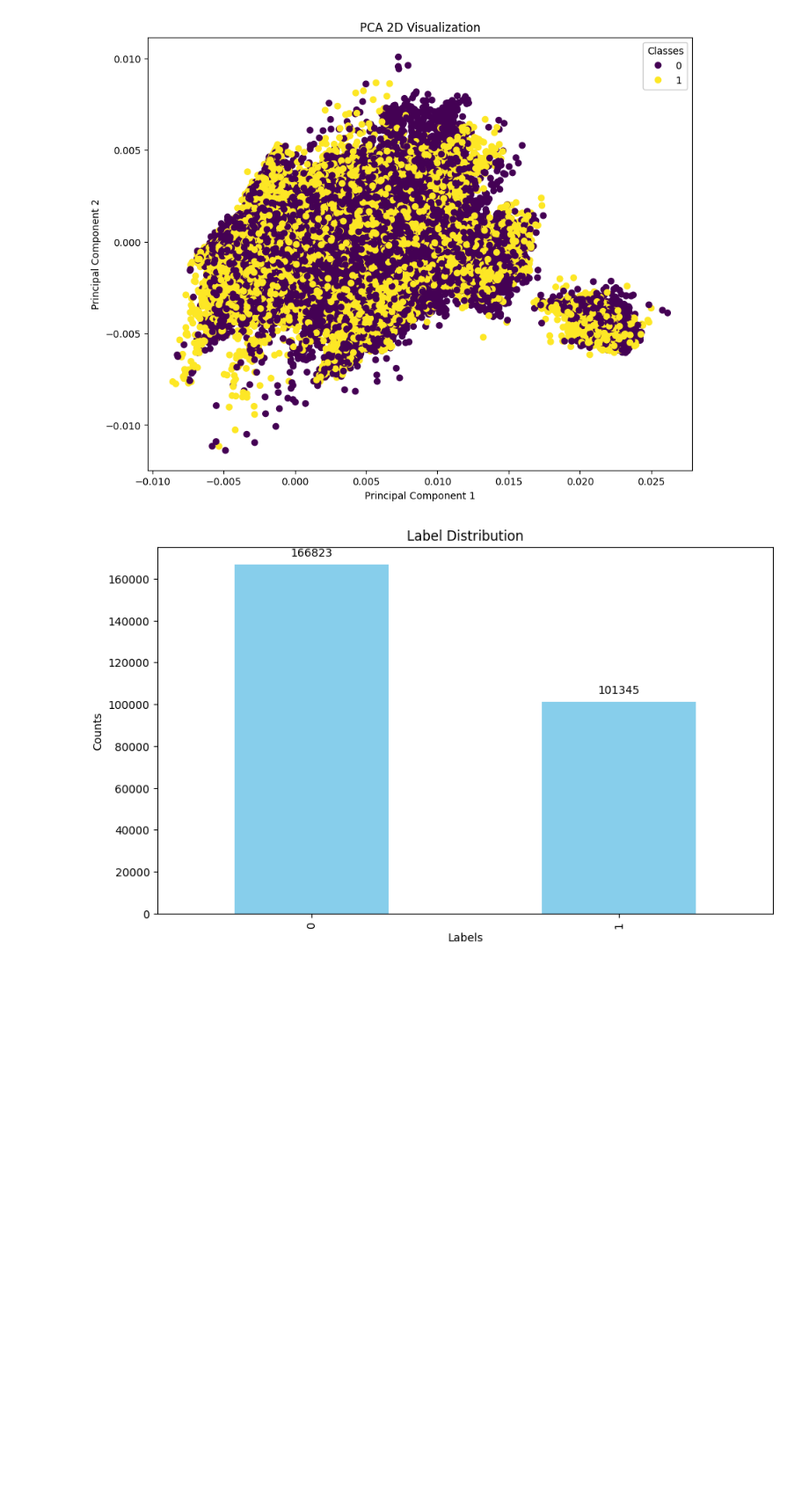
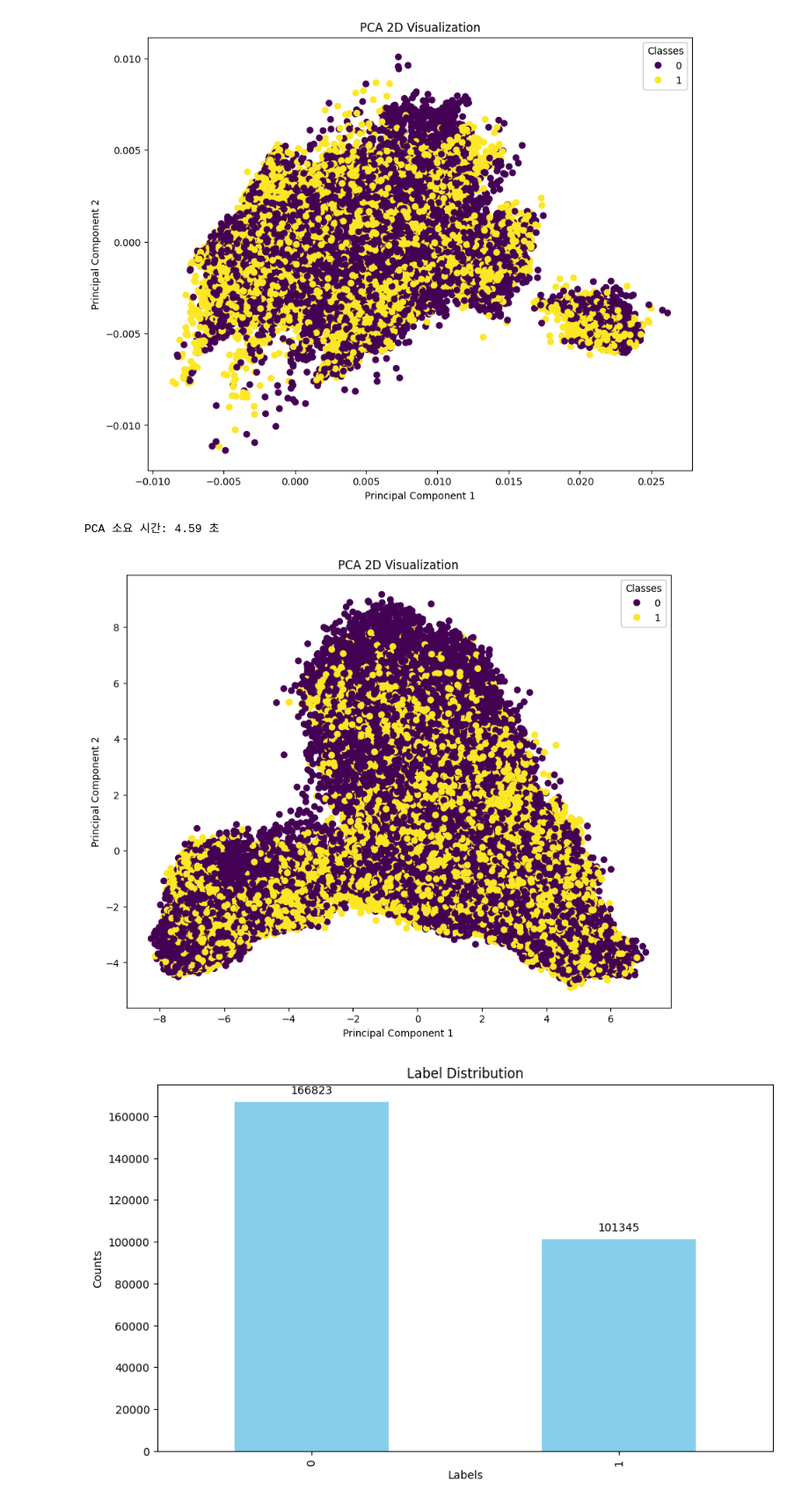
Before and after one commit to kim-nam-keyong/image_video_related_model, a Jupyter notebook: final_test22.ipynb, the cells around one changed output. Shown at 88% size. Drawn from its saved outputs; the diff is of its cells as text; code cells hidden in the pictures; blank space fills up the shorter version.

```diff
--- a/final_test22.ipynb
+++ b/final_test22.ipynb
@@ -909,6 +991,46 @@ plot_2d(X_pca, y_sample, "PCA 2D Visualization")
 # %% [output]
 PCA 소요 시간: 13.40 초
 [figure]
+# %%
+# 생각보다 전처리했을때 사진 데이터보다 , 역시 원본데이터를 특징추출한 데이터가 조금 더 균형이 잡아 보임
+
+import numpy as np
+import pandas as pd
+import matplotlib.pyplot as plt
+from sklearn.decomposition import PCA
+import time
+
+
+sample_size = X_img.shape[0]
+
+# 샘플링 수행
+np.random.seed(42)  # 재현성을 위해 시드 설정
+indices = np.random.choice(X_img.shape[0], sample_size, replace=False)
+X_sample = X_img[indices]
+y_sample = y_img[indices]
+
+# PCA 소요 시간 측정
+start_time = time.time()
+pca = PCA(n_components=2)  # 2차원으로 변경
+X_pca = pca.fit_transform(X_sample)
+end_time = time.time()
+print(f"PCA 소요 시간: {end_time - start_time:.2f} 초")
+
+def plot_2d(X, y, title):
+    plt.figure(figsize=(10, 8))
+    scatter = plt.scatter(X[:, 0], X[:, 1], c=y, cmap='viridis')
+    legend1 = plt.legend(*scatter.legend_elements(), title="Classes")
+    plt.gca().add_artist(legend1)
+    plt.title(title)
+    plt.xlabel('Principal Component 1')
+    plt.ylabel('Principal Component 2')
+    plt.show()
+
+# PCA 결과 시각화
+plot_2d(X_pca, y_sample, "PCA 2D Visualization")
+# %% [output]
+PCA 소요 시간: 4.59 초
+[figure, added]
 # %%
 import matplotlib.pyplot as plt
 
```
Also changed, not shown: parts of 36 cells of this notebook.
